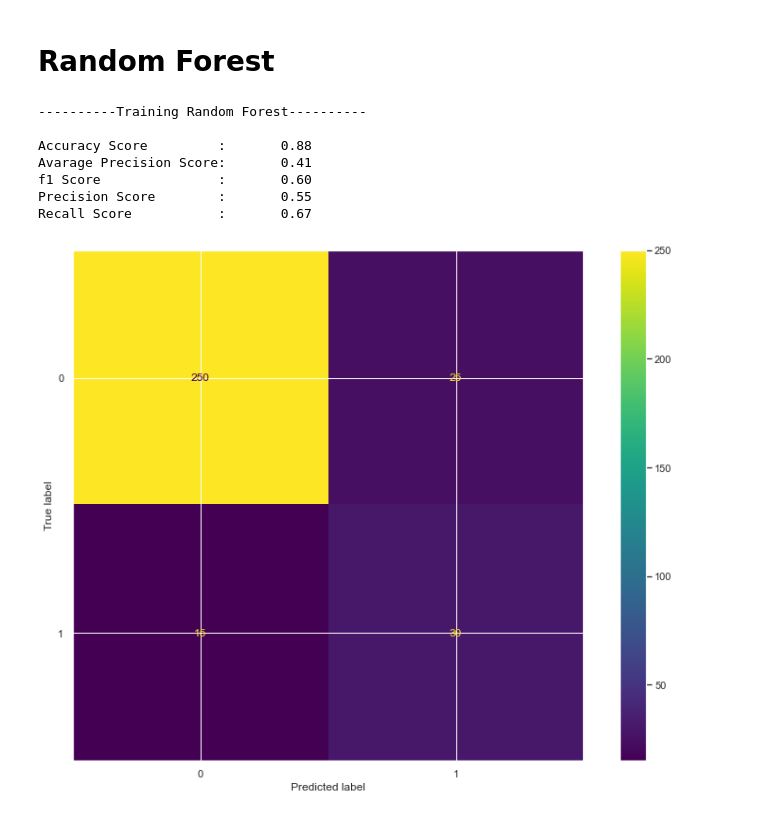
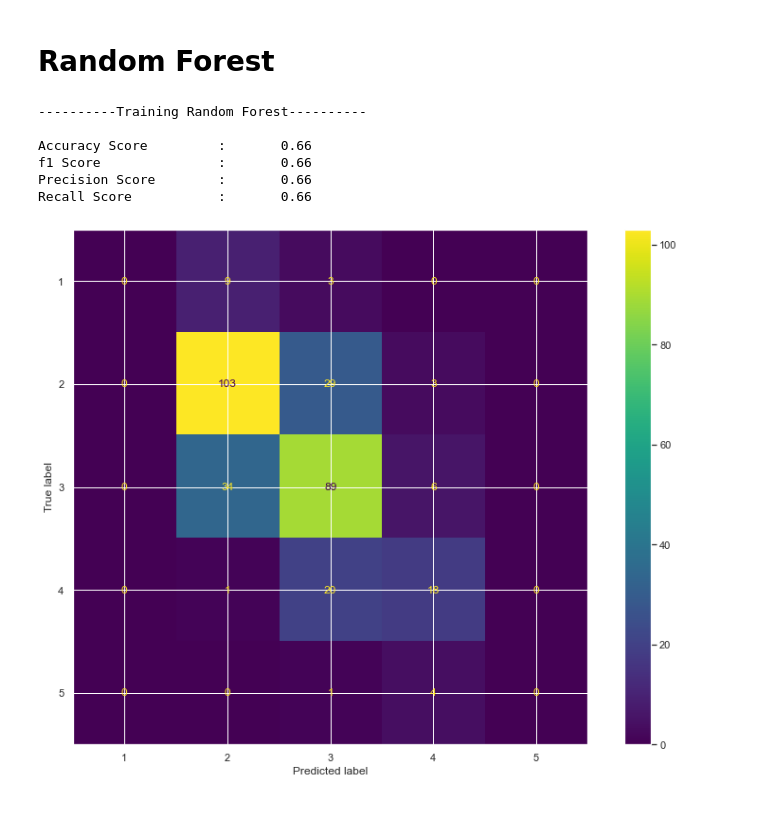
Before and after one commit to IbtihajT/wine_quality_-analysis_and_prediction, a Jupyter notebook: analysis.ipynb, the cells around one changed output. Drawn from its saved outputs; the diff is of its cells as text; code cells hidden in the pictures.

```diff
--- a/analysis.ipynb
+++ b/analysis.ipynb
@@ -111,7 +111,7 @@ Unique Features: {'pH', 'free sulfur dioxide', 'density', 'alcohol', 'sulphates'
 # Get features and targets
 features_df = wine_df[unique_features].drop("quality", axis=1)
 targets_df = wine_df[unique_features].quality.to_frame()
-targets_df = pd.DataFrame([1 if x >= 7 else 0 for x in np.squeeze(targets_df.values)], columns=["quality"])
+# targets_df = pd.DataFrame([1 if x >= 7 else 0 for x in np.squeeze(targets_df.values)], columns=["quality"])
 # %% [markdown]
 # Dimensionality Reduction
 # %%
@@ -170,38 +167,35 @@ class_weights = compute_class_weight(class_weight="balanced", classes=[0, 1], y=
 # %% [markdown]
 # Random Forest
 # %%
-classifier = RandomForestClassifier(bootstrap=False, max_depth=10, max_features="sqrt", min_samples_leaf=1, min_samples_split=10, n_estimators=400, class_weight="balanced")
+classifier = RandomForestClassifier(n_estimators=500, class_weight="balanced", n_jobs=-1)
 print()
 print("----------Training Random Forest----------")
 print()
 classifier.fit(X_train, y_train)
 
 # Pridiciton of Testset
 y_pred = classifier.predict(X_test)
 
 # Confusion Matrix
 acc_score = accuracy_score(y_test, y_pred)
-apc = average_precision_score(y_test, y_pred)
-f1 = f1_score(y_test, y_pred)
-ps = precision_score(y_test, y_pred)
-rs = recall_score(y_test, y_pred)
+f1 = f1_score(y_test, y_pred, average="micro")
+ps = precision_score(y_test, y_pred, average="micro")
+rs = recall_score(y_test, y_pred, average="micro")
 cm = confusion_matrix(y_test, y_pred)
 
 print('{:<23}: {:>10.2f}'.format('Accuracy Score', acc_score), sep='')
-print('{:<23}: {:>10.2f}'.format('Avarage Precision Score', apc), sep='')
 print('{:<23}: {:>10.2f}'.format('f1 Score', f1), sep='')
 print('{:<23}: {:>10.2f}'.format('Precision Score', ps), sep='')
 print('{:<23}: {:>10.2f}'.format('Recall Score', rs), sep='')
 print()
 
 plot_confusion_matrix(classifier, X_test, y_test)
 plt.show()
 # %% [output]
 ----------Training Random Forest----------
 
-Accuracy Score         :       0.88
-Avarage Precision Score:       0.41
-f1 Score               :       0.60
-Precision Score        :       0.55
-Recall Score           :       0.67
+Accuracy Score         :       0.66
+f1 Score               :       0.66
+Precision Score        :       0.66
+Recall Score           :       0.66
-[figure, old version]
+[figure, new version]
```
Also changed, not shown: parts of 3 cells of this notebook.
